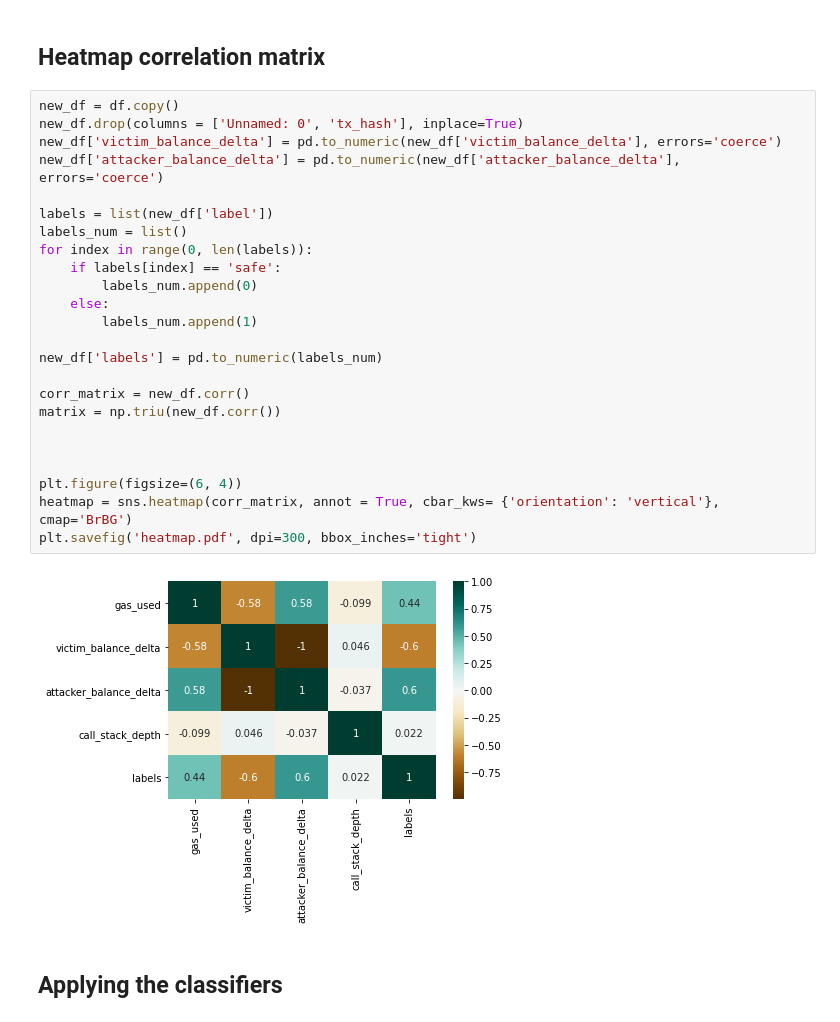
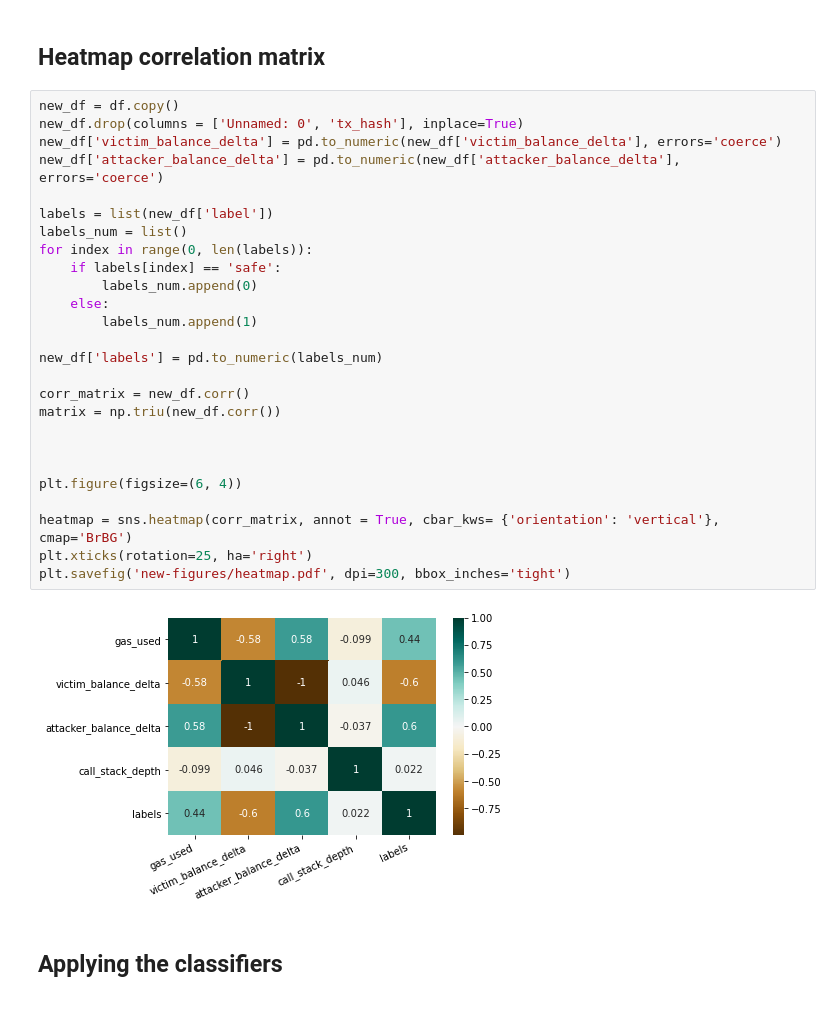
Before and after one commit to mojtaba-eshghie/Dynamit, a Jupyter notebook: detector/dynamit.ipynb, the cells around one changed output. Cells and saved outputs as stored; diff of their text form.

```diff
--- a/detector/dynamit.ipynb
+++ b/detector/dynamit.ipynb
@@ -363,29 +348,31 @@ display(df)
 # %%
 new_df = df.copy()
 new_df.drop(columns = ['Unnamed: 0', 'tx_hash'], inplace=True)
 new_df['victim_balance_delta'] = pd.to_numeric(new_df['victim_balance_delta'], errors='coerce')
 new_df['attacker_balance_delta'] = pd.to_numeric(new_df['attacker_balance_delta'], errors='coerce')
 
 labels = list(new_df['label'])
 labels_num = list()
 for index in range(0, len(labels)):
     if labels[index] == 'safe':
         labels_num.append(0)
     else:
         labels_num.append(1)
 
 new_df['labels'] = pd.to_numeric(labels_num)
 
 corr_matrix = new_df.corr()
 matrix = np.triu(new_df.corr())
 
 
 
 plt.figure(figsize=(6, 4))
+
 heatmap = sns.heatmap(corr_matrix, annot = True, cbar_kws= {'orientation': 'vertical'}, cmap='BrBG')
-plt.savefig('heatmap.pdf', dpi=300, bbox_inches='tight')
+plt.xticks(rotation=25, ha='right')
+plt.savefig('new-figures/heatmap.pdf', dpi=300, bbox_inches='tight')
 # %% [output]
-[figure, old version]
+[figure, new version]
 # %% [markdown]
 ## Applying the classifiers
 # %%
```
Also changed, not shown: parts of 28 cells of this notebook, 19 other files.
